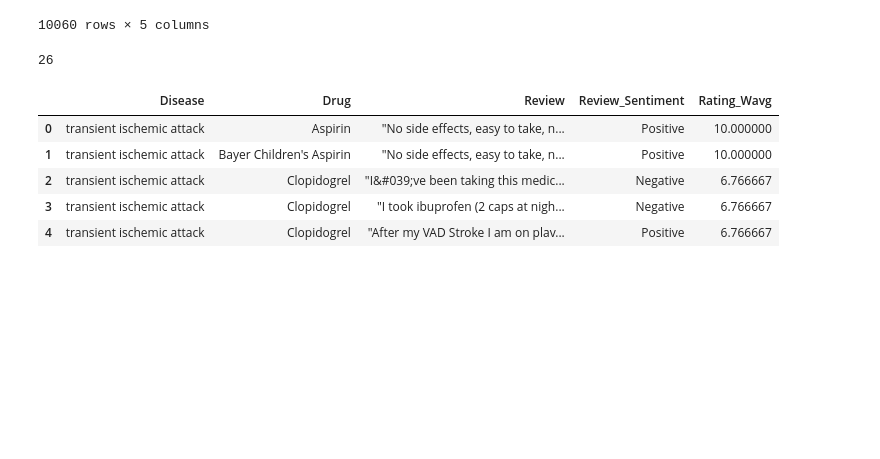
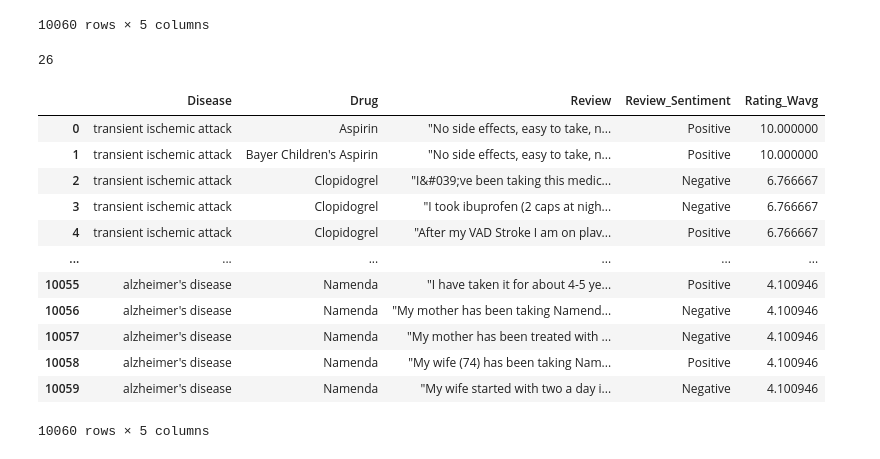
Before and after one commit to khushbooekhande/DrugRecommendationSystem, a Jupyter notebook: Drug_Recommendation_WeightedAvg.ipynb, the cells around one changed output. Cells and saved outputs as stored; diff of their text form; code cells hidden in the pictures; blank space fills up the shorter version.

```diff
--- a/Drug_Recommendation_WeightedAvg.ipynb
+++ b/Drug_Recommendation_WeightedAvg.ipynb
@@ -300,15 +300,22 @@ merged_wavg['Disease'].nunique()
 # %% [output]
 26
 # %%
-merged_wavg = merged_wavg.sort_values(['Disease','Rating_Wavg'],ascending=False, ignore_index=True).groupby('Disease').head()
-merged_wavg.head()
+merged_wavg = merged_wavg.sort_values(['Disease','Rating_Wavg'],ascending=False, ignore_index=True).groupby('Disease').head(10060)
+merged_wavg
 # %% [output]
 |  | Disease | Drug | Review | Review_Sentiment | Rating_Wavg |
 | 0 | transient ischemic attack | Aspirin | "No side effects, easy to take, n... | Positive | 10.000000 |
 | 1 | transient ischemic attack | Bayer Children's Aspirin | "No side effects, easy to take, n... | Positive | 10.000000 |
 | 2 | transient ischemic attack | Clopidogrel | "I&#039;ve been taking this medic... | Negative | 6.766667 |
 | 3 | transient ischemic attack | Clopidogrel | "I took ibuprofen (2 caps at nigh... | Negative | 6.766667 |
 | 4 | transient ischemic attack | Clopidogrel | "After my VAD Stroke I am on plav... | Positive | 6.766667 |
+| ... | ... | ... | ... | ... | ... |
+| 10055 | alzheimer's disease | Namenda | "I have taken it for about 4-5 ye... | Positive | 4.100946 |
+| 10056 | alzheimer's disease | Namenda | "My mother has been taking Namend... | Negative | 4.100946 |
+| 10057 | alzheimer's disease | Namenda | "My mother has been treated with ... | Negative | 4.100946 |
+| 10058 | alzheimer's disease | Namenda | "My wife (74) has been taking Nam... | Positive | 4.100946 |
+| 10059 | alzheimer's disease | Namenda | "My wife started with two a day i... | Negative | 4.100946 |
+10060 rows × 5 columns
 # %%
 merged_wavg = merged_wavg.to_csv("/content/drive/My Drive/gtdt/Drug_Recommender.csv", index=False)
 merged_wavg = pd.read_csv("/content/drive/My Drive/gtdt/Drug_Recommender.csv")
```
Also changed, not shown: parts of 5 cells of this notebook.
